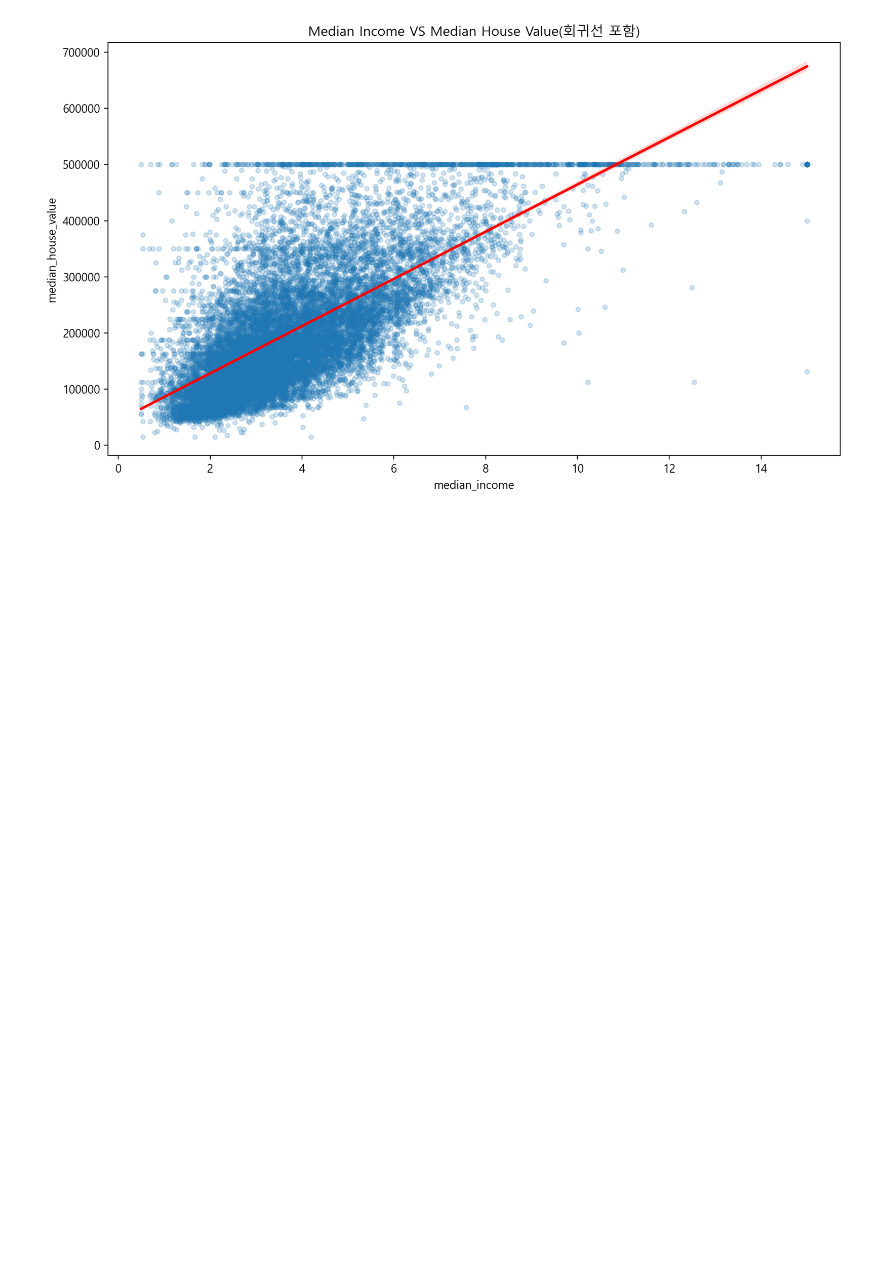
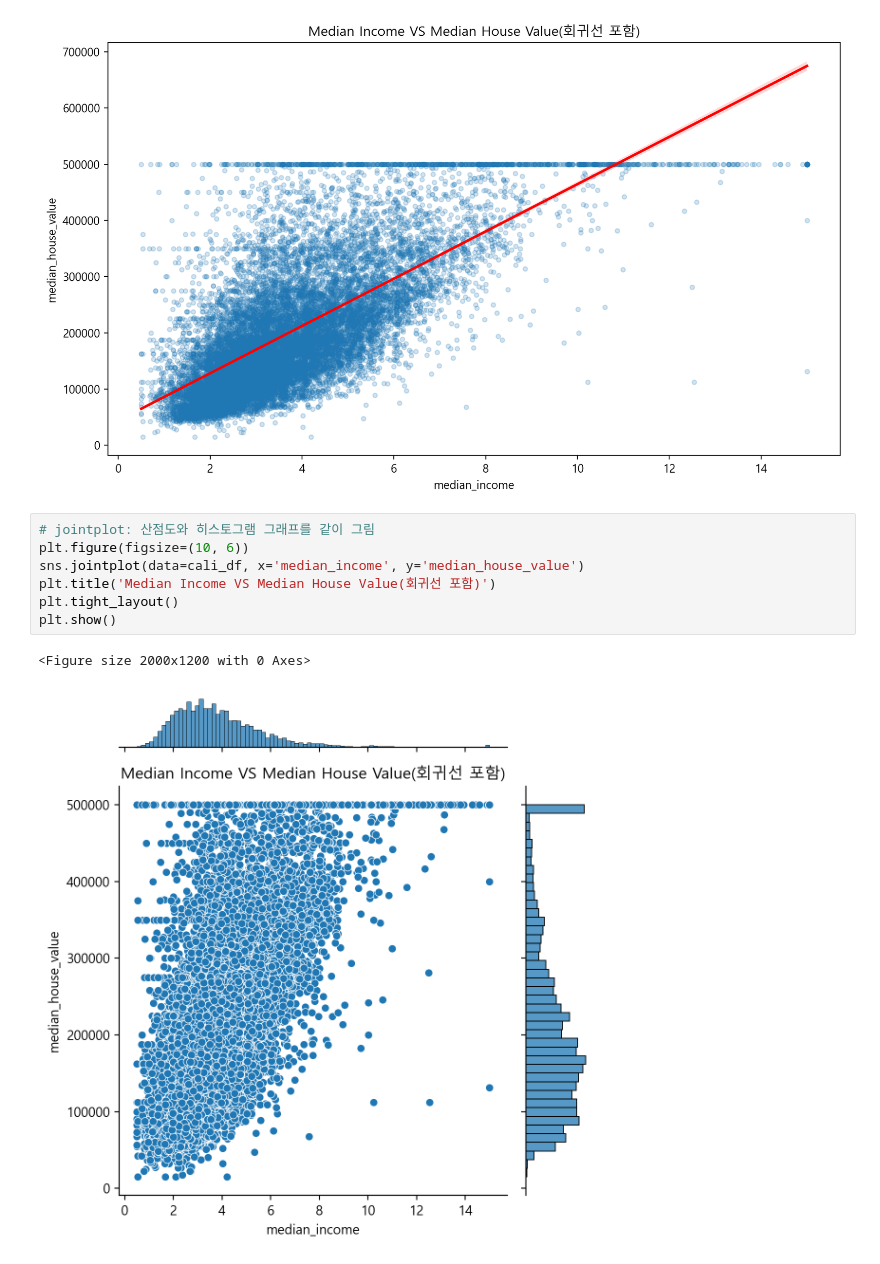
Before and after one commit to jayfromkorea/AICE, a Jupyter notebook: AICE/sns.ipynb, the cells around one changed output. Cells and saved outputs as stored; diff of their text form; blank space fills up the shorter version.

```diff
--- a/AICE/sns.ipynb
+++ b/AICE/sns.ipynb
@@ -112,3 +112,13 @@ plt.tight_layout()
 plt.show()
 # %% [output]
 [figure]
+# %%
+# jointplot: 산점도와 히스토그램 그래프를 같이 그림
+plt.figure(figsize=(10, 6))
+sns.jointplot(data=cali_df, x='median_income', y='median_house_value')
+plt.title('Median Income VS Median House Value(회귀선 포함)')
+plt.tight_layout()
+plt.show()
+# %% [output]
+<Figure size 2000x1200 with 0 Axes>
+[figure, added]
```
Also changed, not shown: 2 other files.
